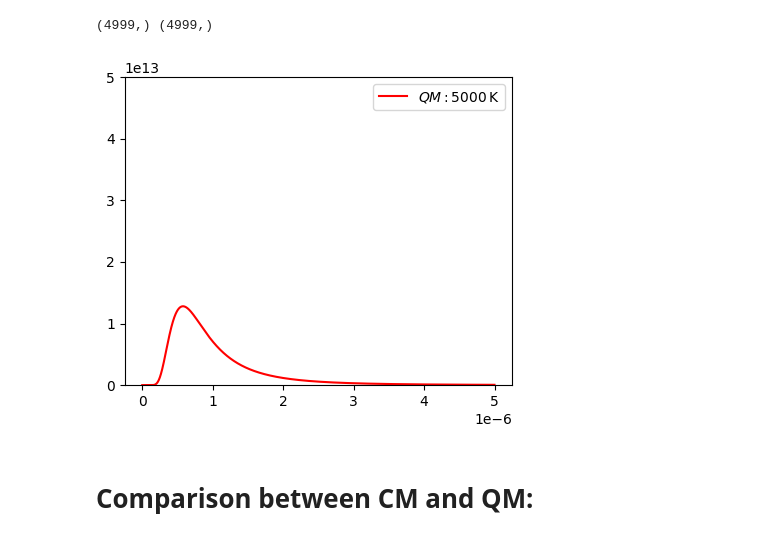
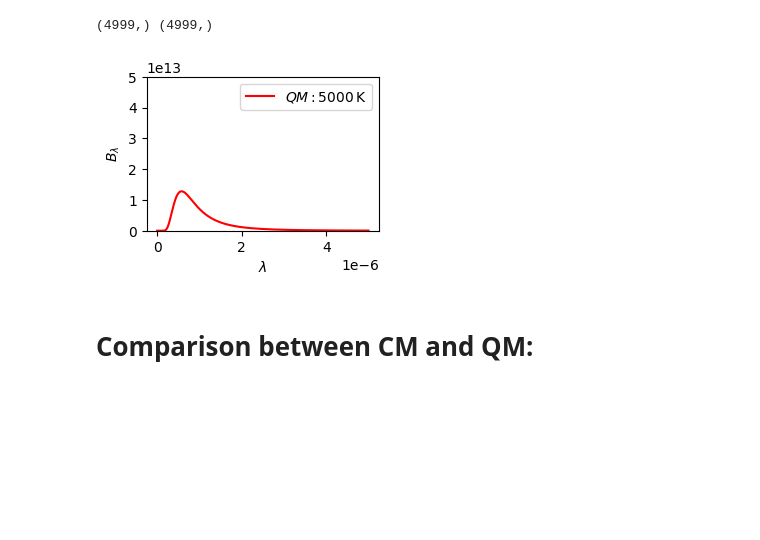
Before and after one commit to wbandabarragan/quantum-mechanics-1, a Jupyter notebook: unit-1/notebook_2.ipynb, the cells around one changed output. Cells and saved outputs as stored; diff of their text form; code cells hidden in the pictures; blank space fills up the shorter version.

```diff
--- a/unit-1/notebook_2.ipynb
+++ b/unit-1/notebook_2.ipynb
@@ -111,17 +116,20 @@ print(l_b.shape, s_r2.shape)
 # %%
 # Plotting
 
-plt.figure(figsize=(5,4))
+plt.figure(figsize=(3,2))
 
 plt.plot(l_b, s_r2, color = "red", label = r"$QM: 5000\,\rm K$")
 
 plt.ylim(0, 5.e13)
 
+plt.xlabel(r"$\lambda$")
+plt.ylabel(r"$B_{\lambda}$")
+
 plt.legend()
 
 plt.show()
 # %% [output]
-[figure, old version]
+[figure, new version]
 # %% [markdown]
 # Comparison between CM and QM:
 # %%
```
Also changed, not shown: parts of 5 cells of this notebook.
